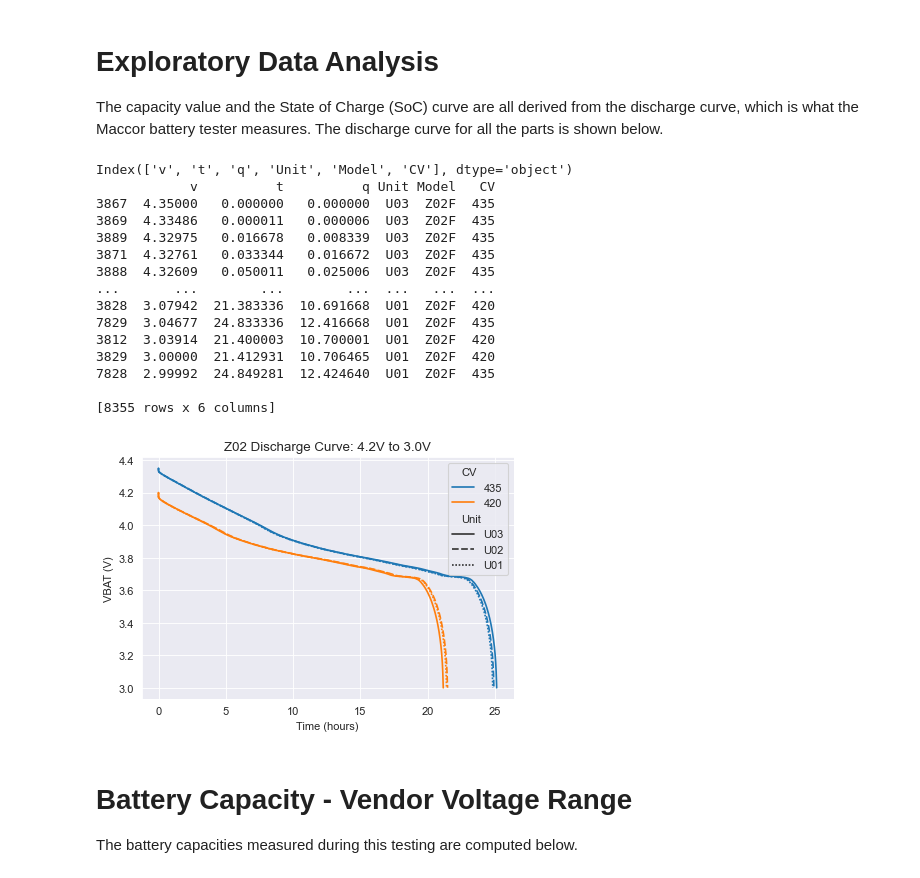
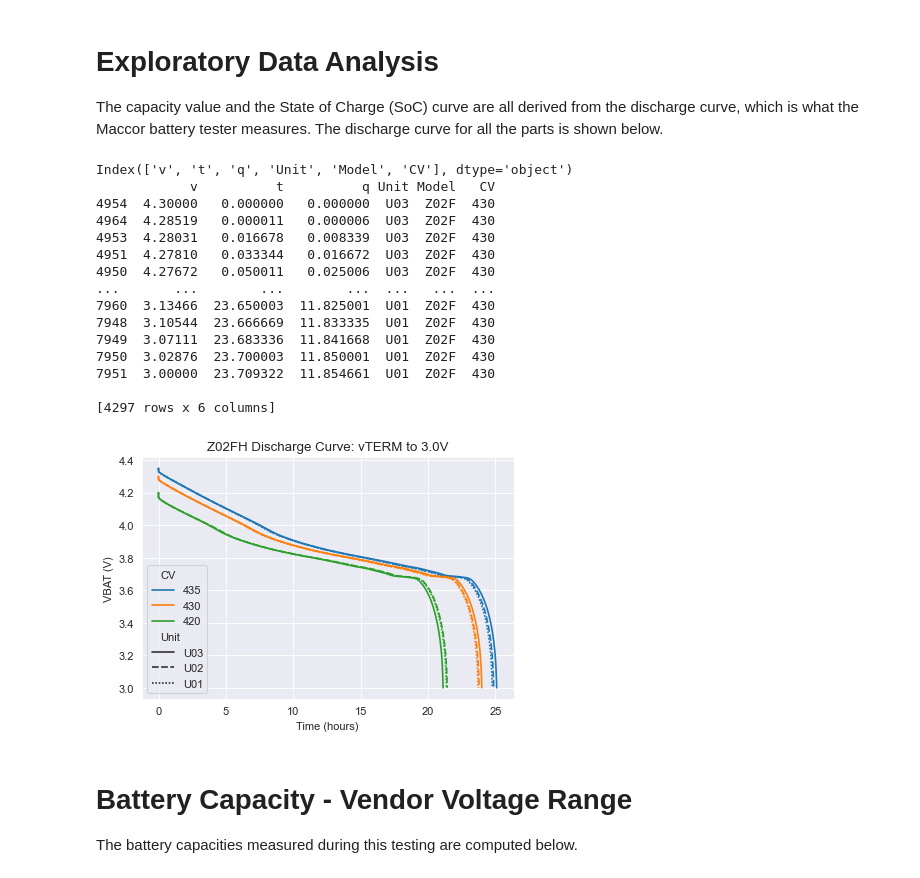
Before and after one commit to ziggle/BatteryDischargeQuickLookReport, a Jupyter notebook: Z02FH-Styled.ipynb, the cells around one changed output. Cells and saved outputs as stored; diff of their text form; code cells hidden in the pictures.

```diff
--- a/Z02FH-Styled.ipynb
+++ b/Z02FH-Styled.ipynb
@@ -54,7 +54,7 @@ def batTweak(file):
         .astype({"days":"float64","h":"float64","m":"float64","s":"float64"})
         .assign(t = lambda x: x.days*1440+x.h*60+x.m+x.s/60)
         .drop(["h","m","s","days"],axis=1)
-        .query("c == 4 &  Step==5")
+        .query("c == 2 &  Step==5")
         .drop(["Step","Amps","c"],axis=1)
         .assign(q = lambda x: x.t*0.5/60,
                 t = lambda x: x.t/60)
@@ -131,46 +131,46 @@ The capacity value and the State of Charge (SoC) curve are all derived from the
 # %%
 print(z.columns)
 z.sort_values(by=["Unit","v"],ascending=False,inplace=True)
-print(z)
+print(z[z['CV']=='430'])
 # %% [output]
 Index(['v', 't', 'q', 'Unit', 'Model', 'CV'], dtype='object')
             v          t          q Unit Model   CV
-3867  4.35000   0.000000   0.000000  U03  Z02F  435
-3869  4.33486   0.000011   0.000006  U03  Z02F  435
-3889  4.32975   0.016678   0.008339  U03  Z02F  435
-3871  4.32761   0.033344   0.016672  U03  Z02F  435
-3888  4.32609   0.050011   0.025006  U03  Z02F  435
+4954  4.30000   0.000000   0.000000  U03  Z02F  430
+4964  4.28519   0.000011   0.000006  U03  Z02F  430
+4953  4.28031   0.016678   0.008339  U03  Z02F  430
+4951  4.27810   0.033344   0.016672  U03  Z02F  430
+4950  4.27672   0.050011   0.025006  U03  Z02F  430
 ...       ...        ...        ...  ...   ...  ...
-3828  3.07942  21.383336  10.691668  U01  Z02F  420
-7829  3.04677  24.833336  12.416668  U01  Z02F  435
-3812  3.03914  21.400003  10.700001  U01  Z02F  420
-3829  3.00000  21.412931  10.706465  U01  Z02F  420
-7828  2.99992  24.849281  12.424640  U01  Z02F  435
+7960  3.13466  23.650003  11.825001  U01  Z02F  430
+7948  3.10544  23.666669  11.833335  U01  Z02F  430
+7949  3.07111  23.683336  11.841668  U01  Z02F  430
+7950  3.02876  23.700003  11.850001  U01  Z02F  430
+7951  3.00000  23.709322  11.854661  U01  Z02F  430
 
-[8355 rows x 6 columns]
+[4297 rows x 6 columns]
 # %%
 # View the Maccor Capacity Results
 zz = z.groupby(["Unit","CV"])
 
 # Plot the Discharge Curve
 
 from matplotlib.pyplot import figure
 figure(figsize=(6, 4), dpi=80)
 sns.set_style("darkgrid")
 
 fig = sns.lineplot(
             x='t',
             y='v',
             hue='CV',
             style='Unit',
             data=z)
 
 plt.xlabel("Time (hours)")
 plt.ylabel("VBAT (V)")
-plt.title("Z02 Discharge Curve: 4.2V to 3.0V")
+plt.title("Z02FH Discharge Curve: vTERM to 3.0V")
 plt.show(fig)
 # %% [output]
-[figure, old version]
+[figure, new version]
 # %% [markdown]
 # Battery Capacity - Vendor Voltage Range
 
```
Also changed, not shown: parts of 14 cells of this notebook.
